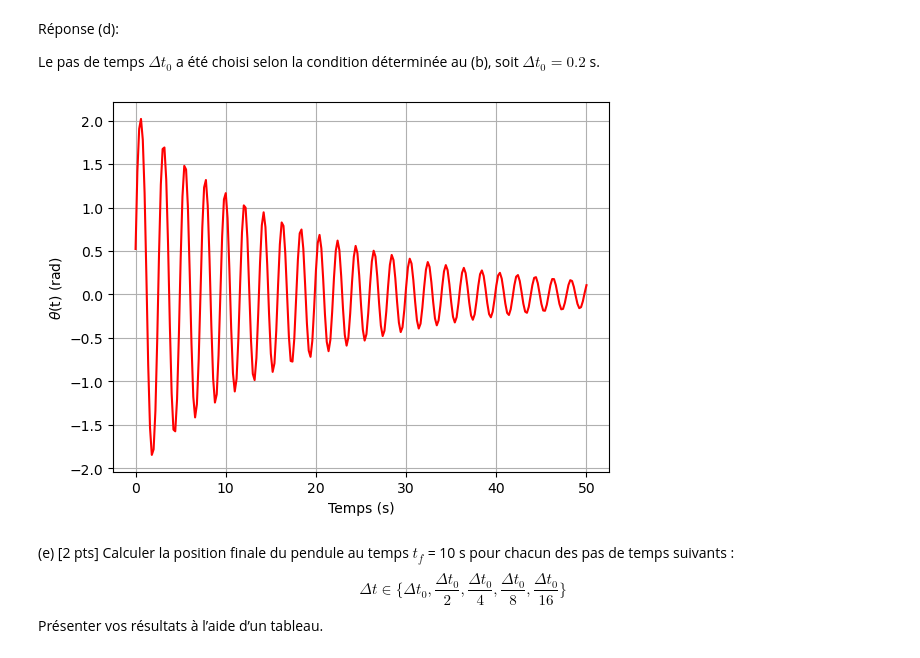
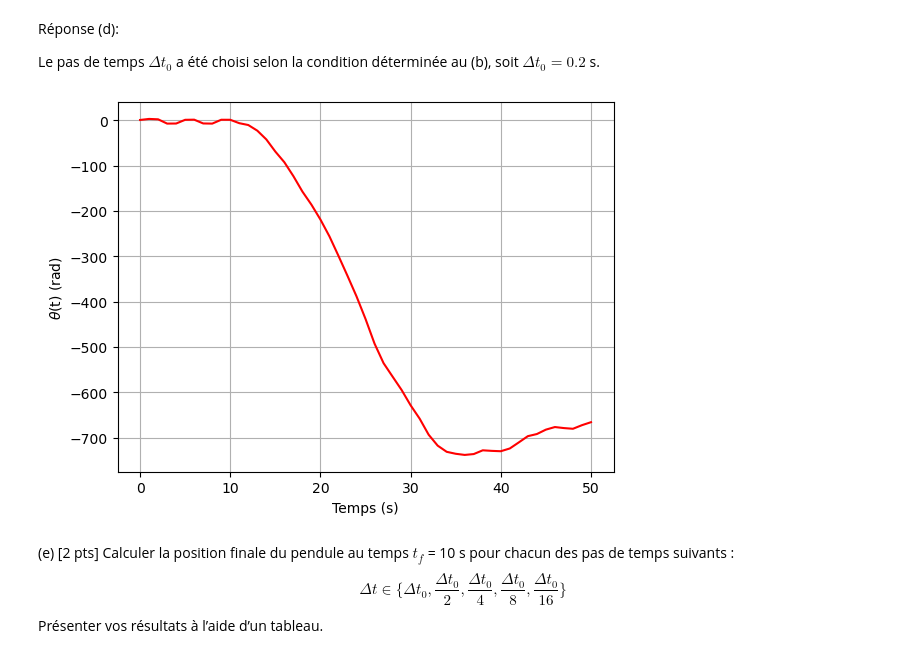
Before and after one commit to mldessu/projetsimu, a Jupyter notebook: Devoir 2/Equation_de_Newton.ipynb, the cells around one changed output. Cells and saved outputs as stored; diff of their text form; code cells hidden in the pictures.

```diff
--- a/Devoir 2/Equation_de_Newton.ipynb
+++ b/Devoir 2/Equation_de_Newton.ipynb
@@ -393,35 +393,35 @@ import matplotlib.pyplot as plt
 # Paramètres physiques du problème
 g = 9.81     # Champ gravitationnel (m²/s)
 m = 1.000    # Masse du pendule (kg)
 L = 1.000    # Longueur du câble (m)
 beta = 0.1   # Constante d'amortissement (1/s)
 
 # Conditions initiales
 theta0 = np.pi/6        # Position initiale (rad)
 omega0 = 5              # Vitesse inititale (rad/s)
 
 # Paramètres généraux de simulation
 tf = 50              # Temps final (s)
-dt0 = 0.2      # Pas de temps le plus élevé (s)
+dt0 = 1    # Pas de temps le plus élevé (s)
 N = tf/dt0            # Nombre d'itérations (conseil : s'assurer que dt soit un multiple entier de tf)
 
 # Initialisation
 t = np.arange(0, tf + dt0, dt0)  # Vecteur des valeurs t_n
 theta = np.zeros(int(N + 1))  # Vecteur des valeurs theta_n
 theta[0] = theta0
 theta[1] = theta0 + (1 - (beta * dt0) / 2) * omega0 * dt0 - (g / (2 * L) * (dt0 ** 2)) * np.sin(theta0)
 
 # Exécution
 for n in range(2, int(N + 1)):
     theta[n] = (4 * theta[n-1] - (2 - beta * dt0) * theta[n-2] - ((2 * g) / L * (dt0 ** 2)) * np.sin(theta[n-1])) / (2 + beta * dt0)
 
 plt.plot(t, theta, color='red')
 plt.xlabel('Temps (s)')
 plt.ylabel(r'$\theta$(t) (rad)')
 plt.grid()
 plt.show()
 # %% [output]
-[figure, old version]
+[figure, new version]
 # %% [markdown]
 (e) [2 pts] Calculer la position finale du pendule au temps $t_f$ = 10 s pour chacun des pas de
 temps suivants :
```
Also changed, not shown: parts of 4 cells of this notebook.
